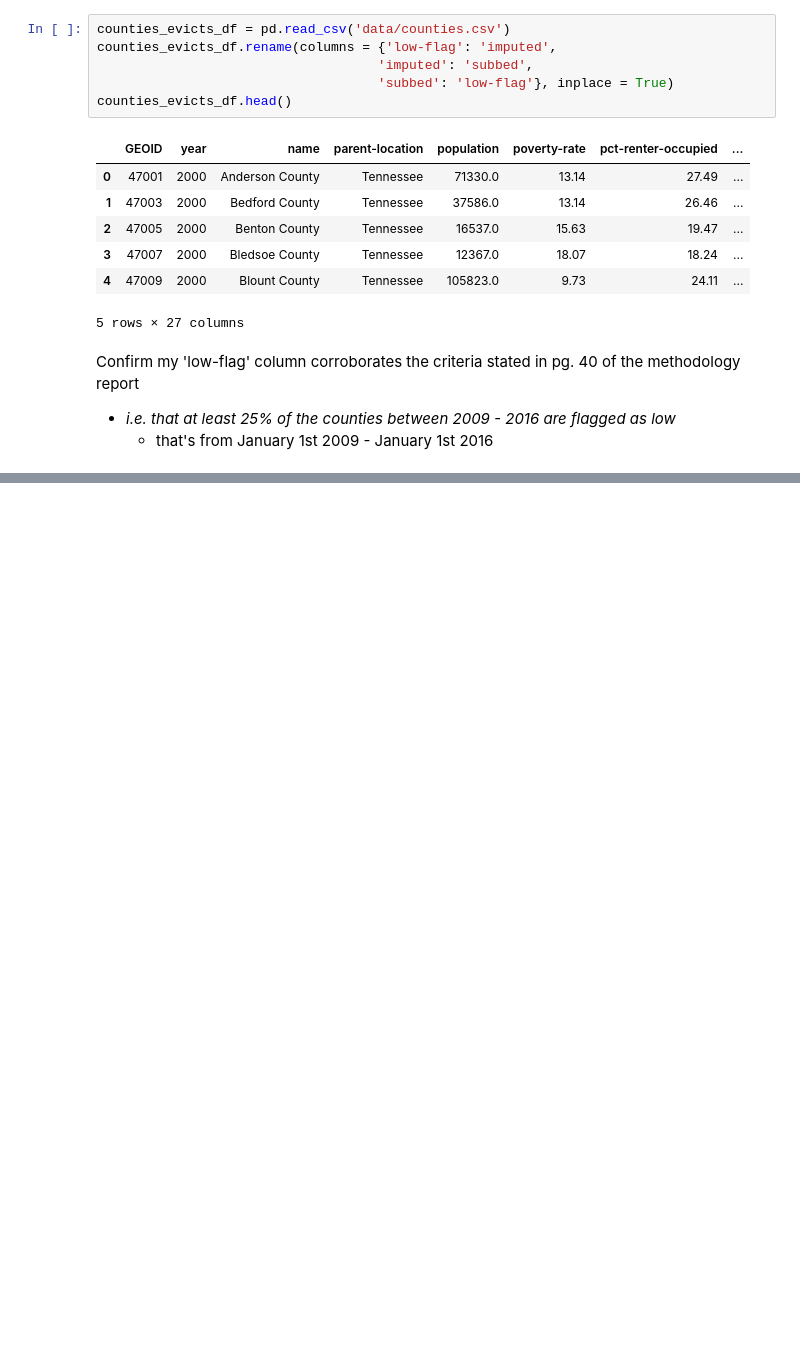
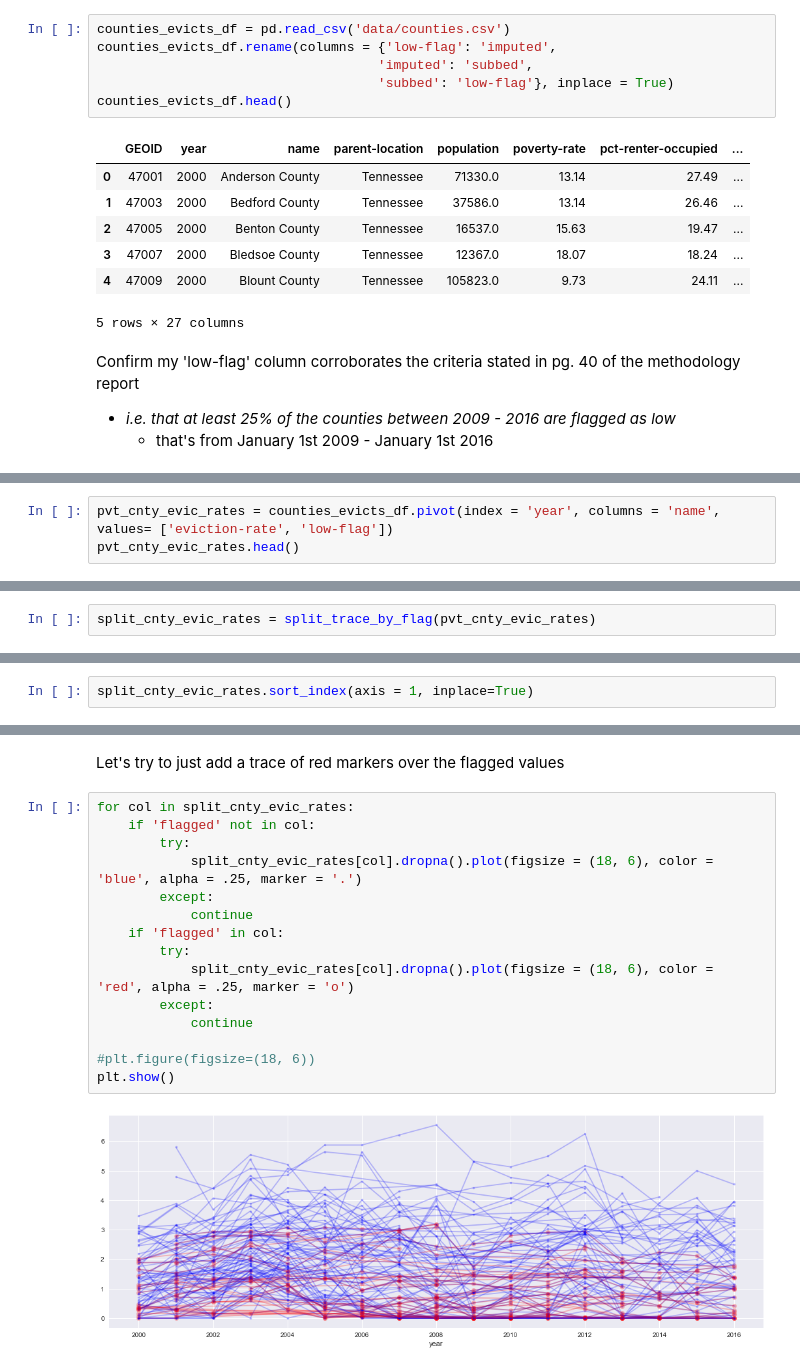
Before and after one commit to paulo-g-martinez/eviction-lab-tn-nss-capstone, a Jupyter notebook: regression-analysis-with-corrected-flags.ipynb, the cells around one changed output, grey strips where cells are left out. Drawn from its saved outputs; the diff is of its cells as text; blank space fills up the shorter version.

Commit message:
color coded timeseries by low-flag

```diff
--- a/regression-analysis-with-corrected-flags.ipynb
+++ b/regression-analysis-with-corrected-flags.ipynb
@@ -43,0 +89,3 @@ Confirm my 'low-flag' column corroborates the criteria stated in pg. 40 of the m
+# %%
+pvt_cnty_evic_rates = counties_evicts_df.pivot(index = 'year', columns = 'name', values= ['eviction-rate', 'low-flag'])
+pvt_cnty_evic_rates.head()
@@ -43,0 +167,2 @@ Confirm my 'low-flag' column corroborates the criteria stated in pg. 40 of the m
+# %%
+split_cnty_evic_rates = split_trace_by_flag(pvt_cnty_evic_rates)
@@ -43,0 +173,2 @@ Confirm my 'low-flag' column corroborates the criteria stated in pg. 40 of the m
+# %%
+split_cnty_evic_rates.sort_index(axis = 1, inplace=True)
@@ -43,0 +208,19 @@ Confirm my 'low-flag' column corroborates the criteria stated in pg. 40 of the m
+# %% [markdown]
+Let's try to just add a trace of red markers over the flagged values
+# %%
+for col in split_cnty_evic_rates:
+    if 'flagged' not in col:
+        try:
+            split_cnty_evic_rates[col].dropna().plot(figsize = (18, 6), color = 'blue', alpha = .25, marker = '.')
+        except:
+            continue
+    if 'flagged' in col:
+        try:
+            split_cnty_evic_rates[col].dropna().plot(figsize = (18, 6), color = 'red', alpha = .25, marker = 'o')
+        except:
+            continue
+
+#plt.figure(figsize=(18, 6))
+plt.show()
+# %% [output]
+[figure, added]
```
Also changed, not shown: parts of 13 cells of this notebook.
